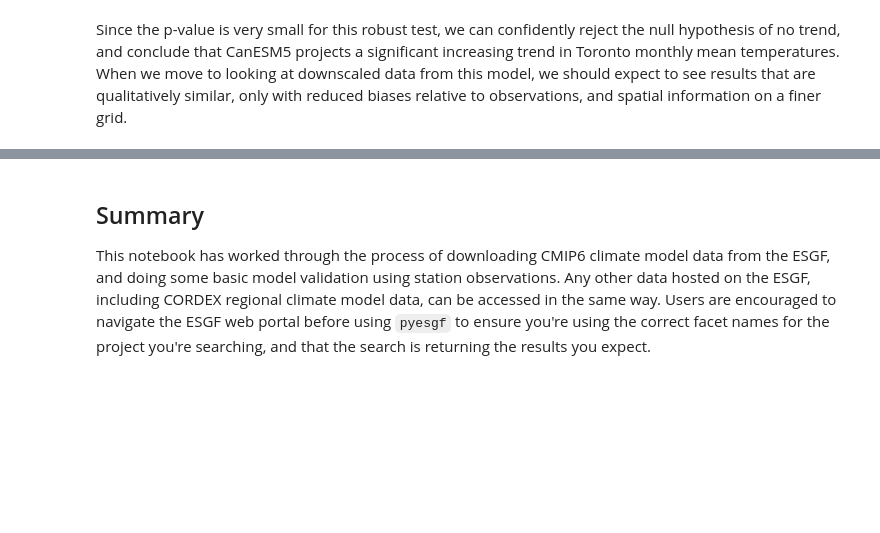
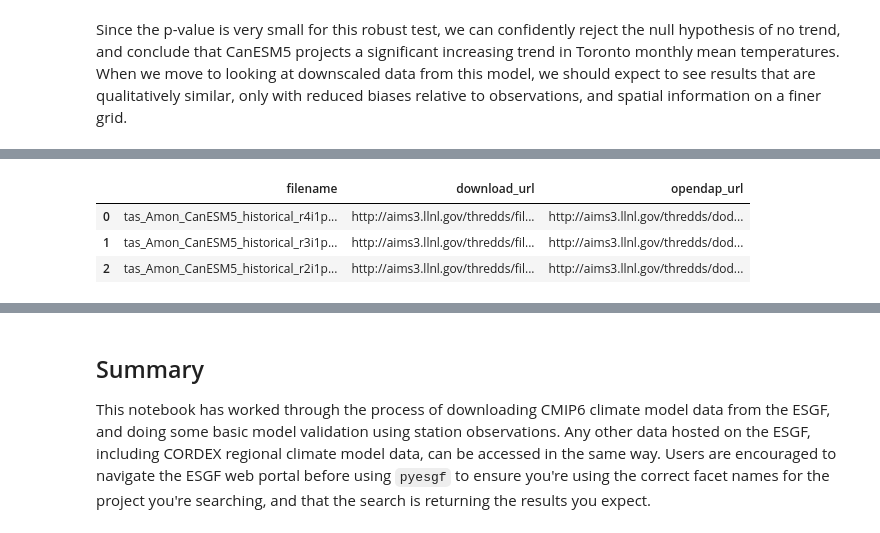
Before and after one commit to mikemorris12/UTCDW_Guidebook, a Jupyter notebook: _build/html/_sources/Chapter3/section3.4_climate_model_output.ipynb, the cells around one changed output, grey strips where cells are left out. Drawn from its saved outputs; the diff is of its cells as text; code cells hidden in the pictures; blank space fills up the shorter version.

```diff
--- a/_build/html/_sources/Chapter3/section3.4_climate_model_output.ipynb
+++ b/_build/html/_sources/Chapter3/section3.4_climate_model_output.ipynb
@@ -476,0 +509,26 @@ Since the p-value is very small for this robust test, we can confidently reject
+# %%
+query2 = conn.new_context(project="CMIP6",
+                         experiment_id='historical',
+                         source_id = "CanESM5",
+                         frequency = 'mon',
+                         member_id="r2i1p1f1,r3i1p1f1,r4i1p1f1",
+                         variable_id = "tas")
+results2 = query2.search()
+files2 = []
+for i in range(len(results2)):
+    try:
+        hit = results2[i].file_context().search()
+    except:
+        hit = results2[i].file_context().search()
+    files2 += list(map(lambda f: {'filename': f.filename,
+                                 'download_url': f.download_url,
+                                 'opendap_url': f.opendap_url}, hit))
+files2 = pd.DataFrame.from_dict(files2)
+files2 = files2.drop_duplicates('filename')
+
+files2
+# %% [output]
+|  | filename | download_url | opendap_url |
+| 0 | tas_Amon_CanESM5_historical_r4i1p... | http://aims3.llnl.gov/thredds/fil... | http://aims3.llnl.gov/thredds/dod... |
+| 1 | tas_Amon_CanESM5_historical_r3i1p... | http://aims3.llnl.gov/thredds/fil... | http://aims3.llnl.gov/thredds/dod... |
+| 2 | tas_Amon_CanESM5_historical_r2i1p... | http://aims3.llnl.gov/thredds/fil... | http://aims3.llnl.gov/thredds/dod... |
```
Also changed, not shown: parts of 15 cells of this notebook, 17 other files.
